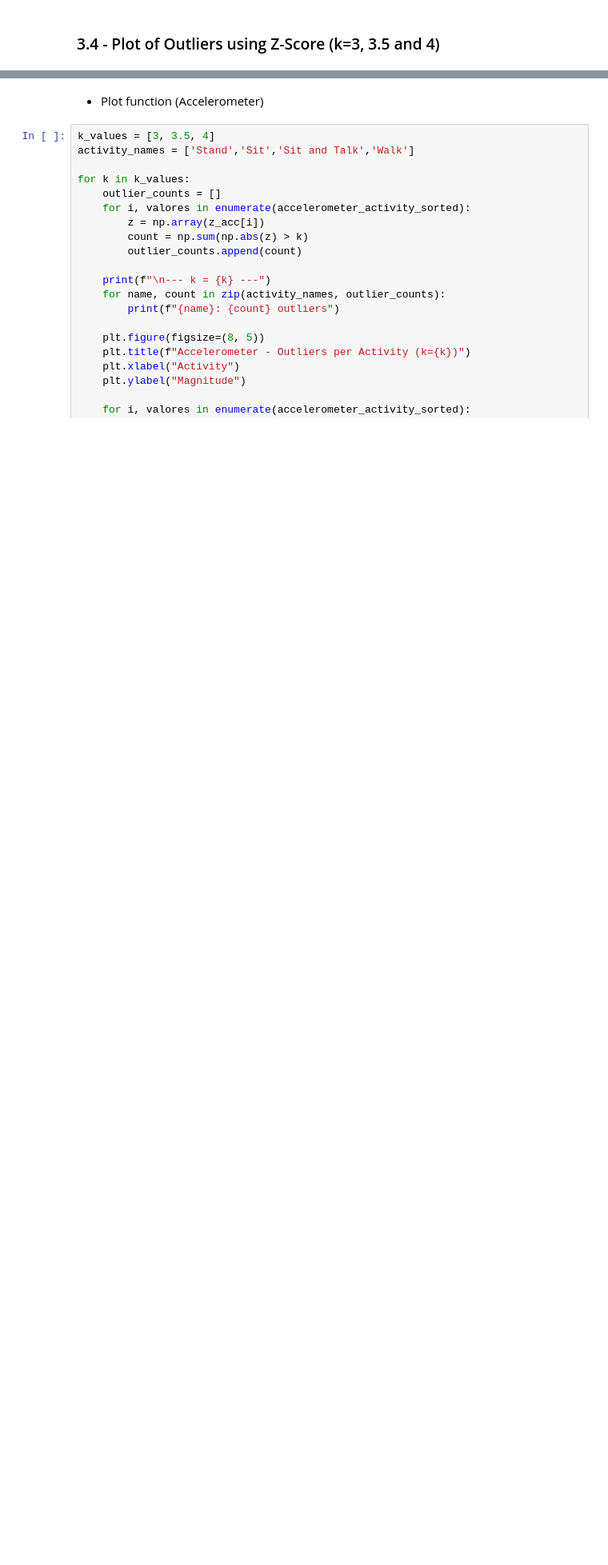
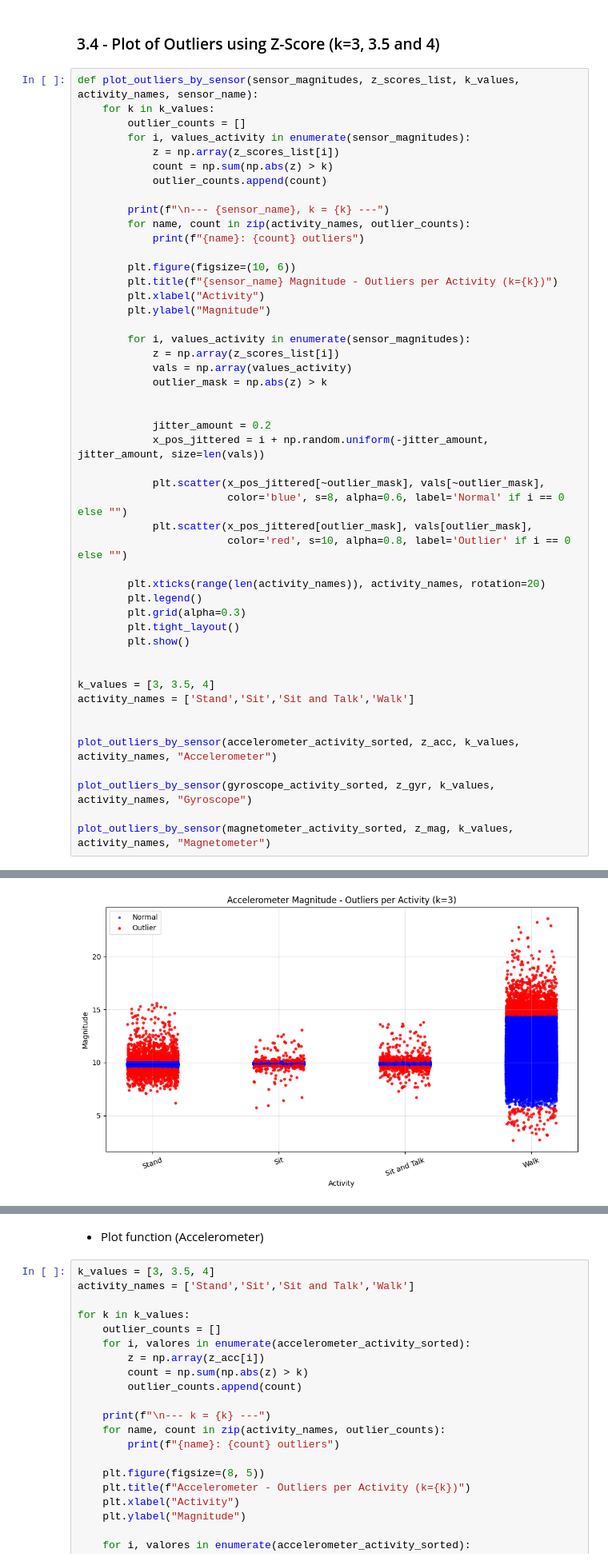
Before and after one commit to MiguelAnt17/detection_of_humans_activities, a Jupyter notebook: MiguelAntonio_2022237621.ipynb, the cells around one changed output, grey strips where cells are left out. Shown at 80% size. Cells and saved outputs as stored; diff of their text form; blank space fills up the shorter version.

```diff
--- a/MiguelAntonio_2022237621.ipynb
+++ b/MiguelAntonio_2022237621.ipynb
@@ -492,2 +516,51 @@ Outliers do magnetómetro: [7706, 8163, 7018, 16489]
 # %% [markdown]
 ### 3.4 - Plot of Outliers using Z-Score (k=3, 3.5 and 4)
+# %%
+def plot_outliers_by_sensor(sensor_magnitudes, z_scores_list, k_values, activity_names, sensor_name):
+    for k in k_values:
+        outlier_counts = []
+        for i, values_activity in enumerate(sensor_magnitudes):
+            z = np.array(z_scores_list[i])
+            count = np.sum(np.abs(z) > k)
+            outlier_counts.append(count)
+
+        print(f"\n--- {sensor_name}, k = {k} ---")
+        for name, count in zip(activity_names, outlier_counts):
+            print(f"{name}: {count} outliers")
+
+        plt.figure(figsize=(10, 6))
+        plt.title(f"{sensor_name} Magnitude - Outliers per Activity (k={k})")
+        plt.xlabel("Activity")
+        plt.ylabel("Magnitude")
+
+        for i, values_activity in enumerate(sensor_magnitudes):
+            z = np.array(z_scores_list[i])
+            vals = np.array(values_activity)
+            outlier_mask = np.abs(z) > k
+
+
+            jitter_amount = 0.2
+            x_pos_jittered = i + np.random.uniform(-jitter_amount, jitter_amount, size=len(vals))
+
+            plt.scatter(x_pos_jittered[~outlier_mask], vals[~outlier_mask],
+                        color='blue', s=8, alpha=0.6, label='Normal' if i == 0 else "")
+            plt.scatter(x_pos_jittered[outlier_mask], vals[outlier_mask],
+                        color='red', s=10, alpha=0.8, label='Outlier' if i == 0 else "")
+
+        plt.xticks(range(len(activity_names)), activity_names, rotation=20)
+        plt.legend()
+        plt.grid(alpha=0.3)
+        plt.tight_layout()
+        plt.show()
+
+
+k_values = [3, 3.5, 4]
+activity_names = ['Stand','Sit','Sit and Talk','Walk']
+
+
+plot_outliers_by_sensor(accelerometer_activity_sorted, z_acc, k_values, activity_names, "Accelerometer")
+
+plot_outliers_by_sensor(gyroscope_activity_sorted, z_gyr, k_values, activity_names, "Gyroscope")
+
+plot_outliers_by_sensor(magnetometer_activity_sorted, z_mag, k_values, activity_names, "Magnetometer")
+# %% [output]
@@ -493,0 +572 @@ Outliers do magnetómetro: [7706, 8163, 7018, 16489]
+[figure, added]
```
Also changed, not shown: parts of 28 cells of this notebook.
